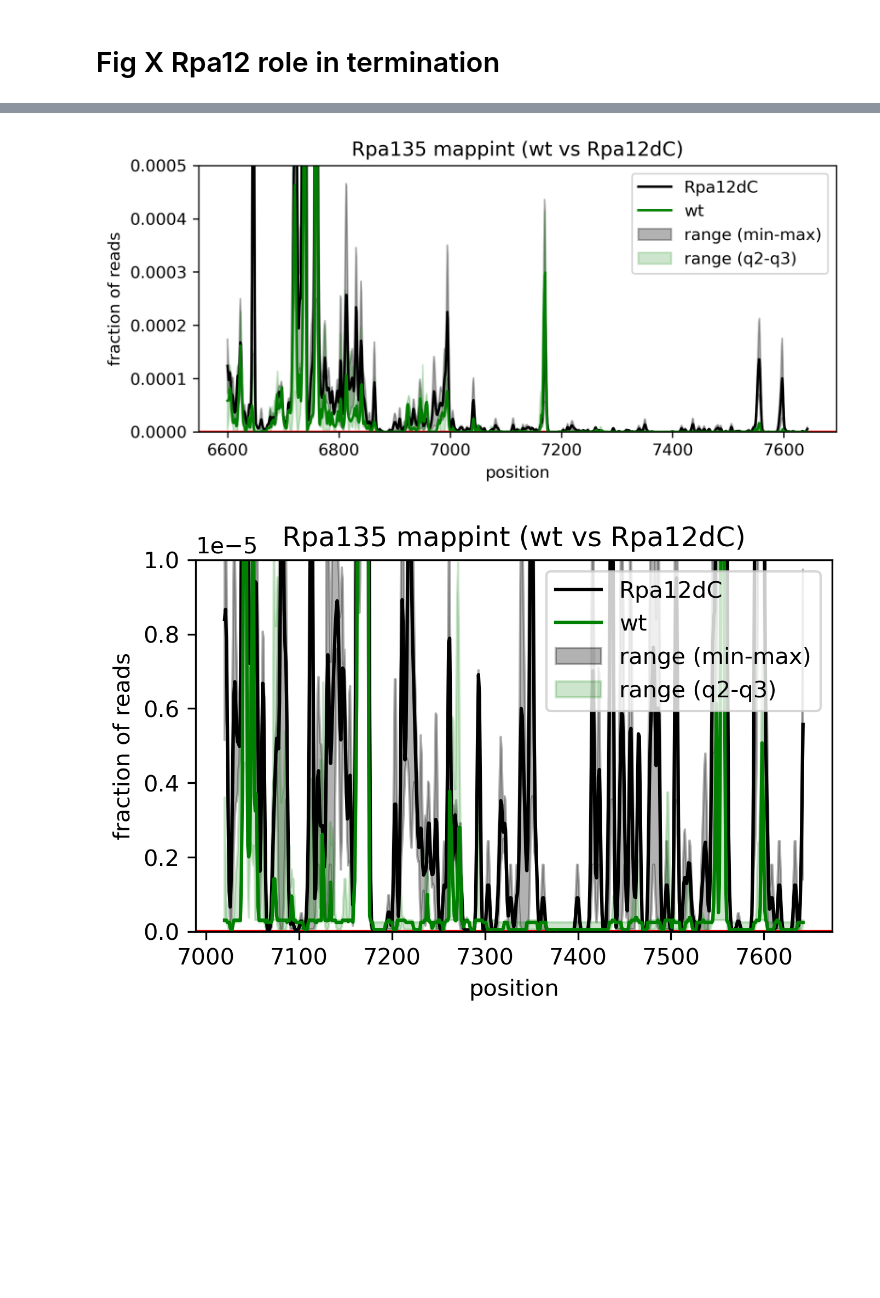
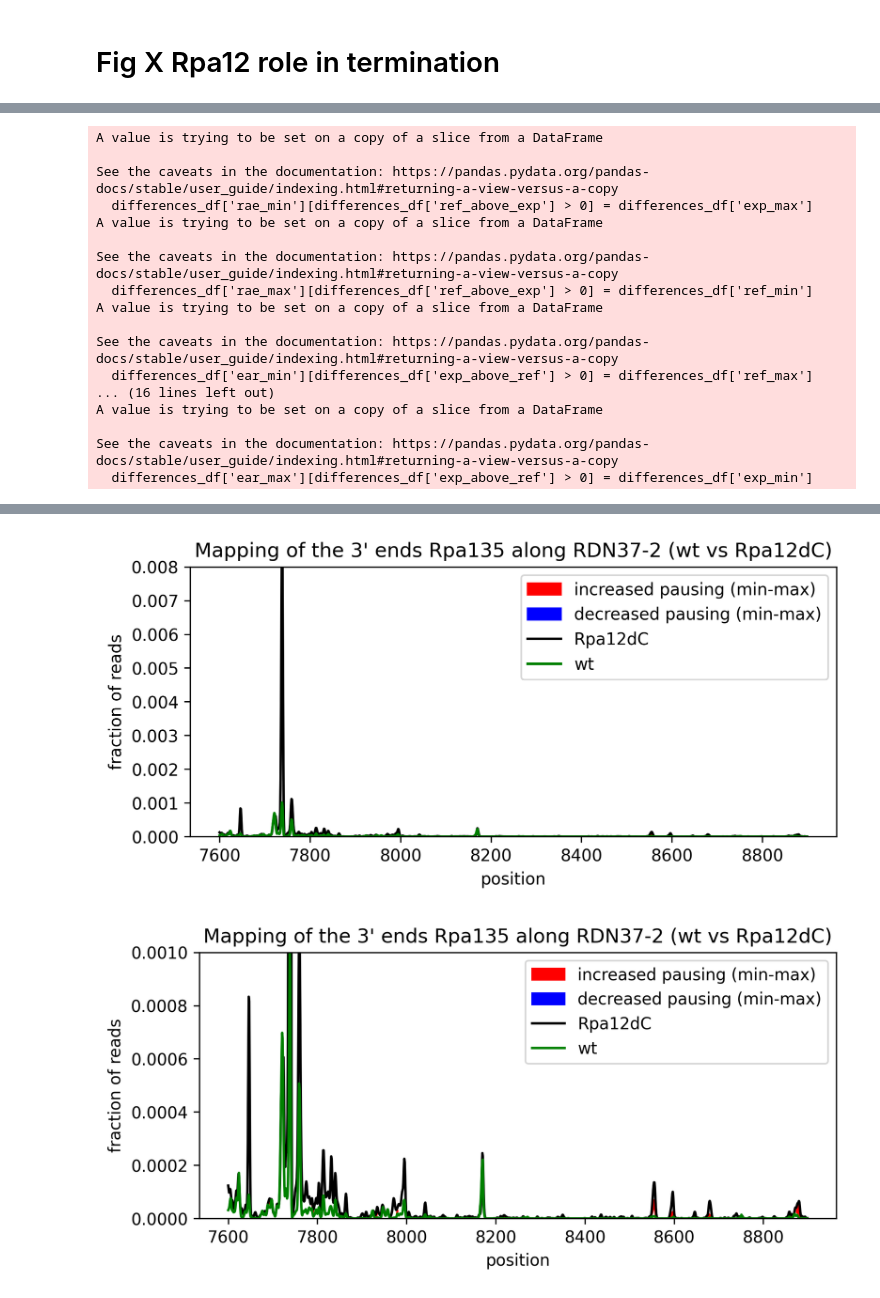
Before and after one commit to tturowski/Pol1_termination_MS, a Jupyter notebook: 05_notebooks/Fig_X_Rpa12_role_in_termination.ipynb, the cells around one changed output, grey strips where cells are left out. Drawn from its saved outputs; the diff is of its cells as text; code cells hidden in the pictures; blank space fills up the shorter version.

```diff
--- a/05_notebooks/Fig_X_Rpa12_role_in_termination.ipynb
+++ b/05_notebooks/Fig_X_Rpa12_role_in_termination.ipynb
@@ -43,7 +43,7 @@ cleavage_sites = {"5' end" : (300),
 # print(gtf.strand("RDN37-1"), gtf.chromosome("RDN37-1"), gtf.chromosomeCoordinates("RDN37-1"))
 # print(gtf.strand("RDN37-2"), gtf.chromosome("RDN37-2"), gtf.chromosomeCoordinates("RDN37-2"))
 
-flank = 1000
+flank = 2000
 
 seq1_flank = tt.methods.reverse_complement(sequences.loc['chrXII'][0][451785-flank:457732+flank])
 seq2_flank = tt.methods.reverse_complement(sequences.loc['chrXII'][0][460922-flank:466869+flank])
@@ -67,7 +67,7 @@ df01_RDN37_3end = df01a_RDN371_datasets_3end.drop('nucleotide',axis='columns') +
 # %%
 df11_Rpa135_wt_3end = tt.profiles.preprocess(df01b_RDN372_datasets_3end,
                                      let_in=['Rpa135HTP'],
-                                     let_out=['Rpa12dC'],stats=True)
+                                     let_out=['Rpa12dC',"noUV"],stats=True)
 
 df12_Rpa135_rpa12d_3end = tt.profiles.preprocess(df01b_RDN372_datasets_3end,
                                      let_in=['Rpa135HTP','Rpa12dC'],stats=True)
@@ -79,19 +79,46 @@ Experiments:
 # %%
-start=6600+300
-stop=7900+300
+start=6600+1300
+stop=7900+1300
 
 tt.plotting.plot_to_compare(ref=df11_Rpa135_wt_3end, df=df12_Rpa135_rpa12d_3end,figsize=(7,3),ref_label="wt",label="Rpa12dC",
-                           title="Mapping of the 3' ends Rpa135 (wt vs Rpa12dC)",
+                           title="Mapping of the 3' ends Rpa135 along RDN37-2 (wt vs Rpa12dC)",
                            dpi=300,offset=300, ylim=(0,0.008),
                            start=start, stop=stop, fname='Fig_xA.png')
 
-tt.plotting.plot_to_compare(ref=df11_Rpa135_wt_3end, df=df12_Rpa135_rpa12d_3end,figsize=(7,3),ref_label="wt",label="Rpa12dC",
-                           title="Rpa135 mappint (wt vs Rpa12dC)",
-                           dpi=300,offset=300, ylim=(0,0.0005),
-                           start=start, stop=stop, fname='Fig_xB.png')
+# tt.plotting.plot_to_compare(ref=df11_Rpa135_wt_3end, df=df12_Rpa135_rpa12d_3end,figsize=(7,3),ref_label="wt",label="Rpa12dC",
+#                            title="Mapping of the 3' ends Rpa135 along RDN37-2 (wt vs Rpa12dC)",
+#                            dpi=300,offset=300, ylim=(0,0.0005),
+#                            start=start, stop=stop, fname='Fig_xB.png')
 
-tt.plotting.plot_to_compare(ref=df11_Rpa135_wt_3end, df=df12_Rpa135_rpa12d_3end,figsize=(5,3),ref_label="wt",label="Rpa12dC",
-                           title="Rpa135 mappint (wt vs Rpa12dC)",
-                           dpi=300,offset=300, ylim=(0,0.00001),
-                           start=300+7020, stop=stop, fname='Fig_xB.png')
+# tt.plotting.plot_to_compare(ref=df11_Rpa135_wt_3end, df=df12_Rpa135_rpa12d_3end,figsize=(5,3),ref_label="wt",label="Rpa12dC",
+#                            title="Mapping of the 3' ends Rpa135 along RDN37-2 (wt vs Rpa12dC)",
+#                            dpi=300,offset=300, ylim=(0,0.00001),
+#                            start=300+7020, stop=stop, fname='Fig_xB.png')
+
+tt.plotting.plot_diff(ref=df11_Rpa135_wt_3end, dataset=df12_Rpa135_rpa12d_3end,figsize=(7,3),label1="wt",label2="Rpa12dC",
+                           title="Mapping of the 3' ends Rpa135 along RDN37-2 (wt vs Rpa12dC)",plot_ranges=False,
+                           dpi=300,offset=300, ylim=(0,0.008),ranges='mm',
+                           start=start, stop=stop, fname='Fig_xAv2.png')
+
+tt.plotting.plot_diff(ref=df11_Rpa135_wt_3end, dataset=df12_Rpa135_rpa12d_3end,figsize=(7,3),label1="wt",label2="Rpa12dC",
+                           title="Mapping of the 3' ends Rpa135 along RDN37-2 (wt vs Rpa12dC)",plot_ranges=False,
+                           dpi=300,offset=300, ylim=(0,0.001),ranges='mm',
+                           start=start, stop=stop, fname='Fig_xAv2.png')
 # %% [output]
+A value is trying to be set on a copy of a slice from a DataFrame
+
+See the caveats in the documentation: https://pandas.pydata.org/pandas-docs/stable/user_guide/indexing.html#returning-a-view-versus-a-copy
+  differences_df['rae_min'][differences_df['ref_above_exp'] > 0] = differences_df['exp_max']
+A value is trying to be set on a copy of a slice from a DataFrame
+
+See the caveats in the documentation: https://pandas.pydata.org/pandas-docs/stable/user_guide/indexing.html#returning-a-view-versus-a-copy
+  differences_df['rae_max'][differences_df['ref_above_exp'] > 0] = differences_df['ref_min']
+A value is trying to be set on a copy of a slice from a DataFrame
+
+See the caveats in the documentation: https://pandas.pydata.org/pandas-docs/stable/user_guide/indexing.html#returning-a-view-versus-a-copy
+  differences_df['ear_min'][differences_df['exp_above_ref'] > 0] = differences_df['ref_max']
+... (16 lines left out)
+A value is trying to be set on a copy of a slice from a DataFrame
+
+See the caveats in the documentation: https://pandas.pydata.org/pandas-docs/stable/user_guide/indexing.html#returning-a-view-versus-a-copy
+  differences_df['ear_max'][differences_df['exp_above_ref'] > 0] = differences_df['exp_min']
@@ -99,2 +126,2 @@ tt.plotting.plot_to_compare(ref=df11_Rpa135_wt_3end, df=df12_Rpa135_rpa12d_3end,
-[figure, old version]
+[figure, new version]
-[figure, old version]
+[figure, new version]
```
Also changed, not shown: parts of 10 cells of this notebook, 16 other files.
